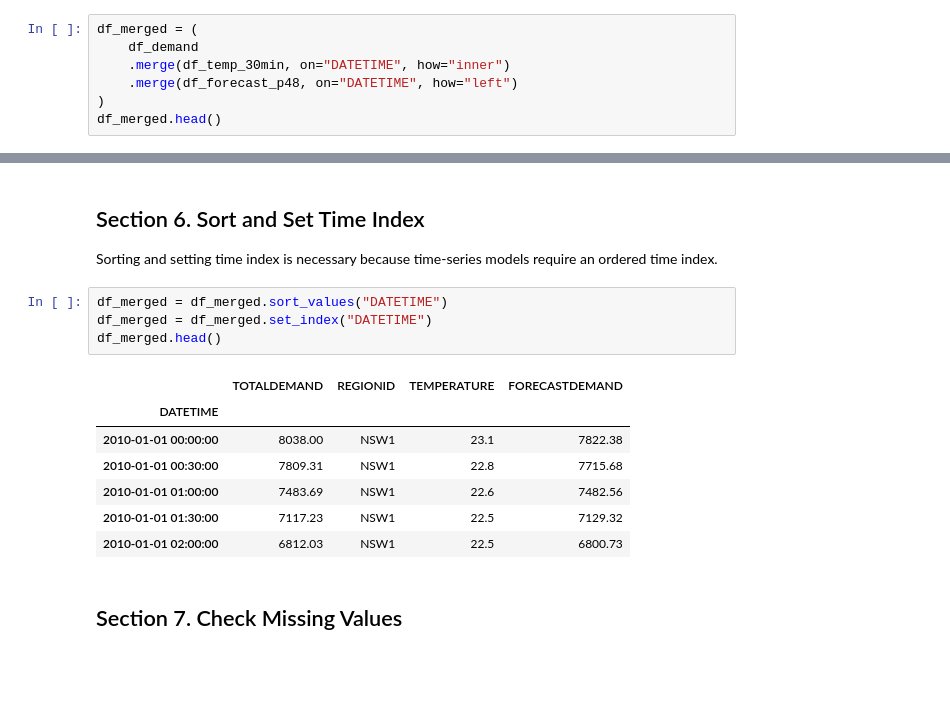
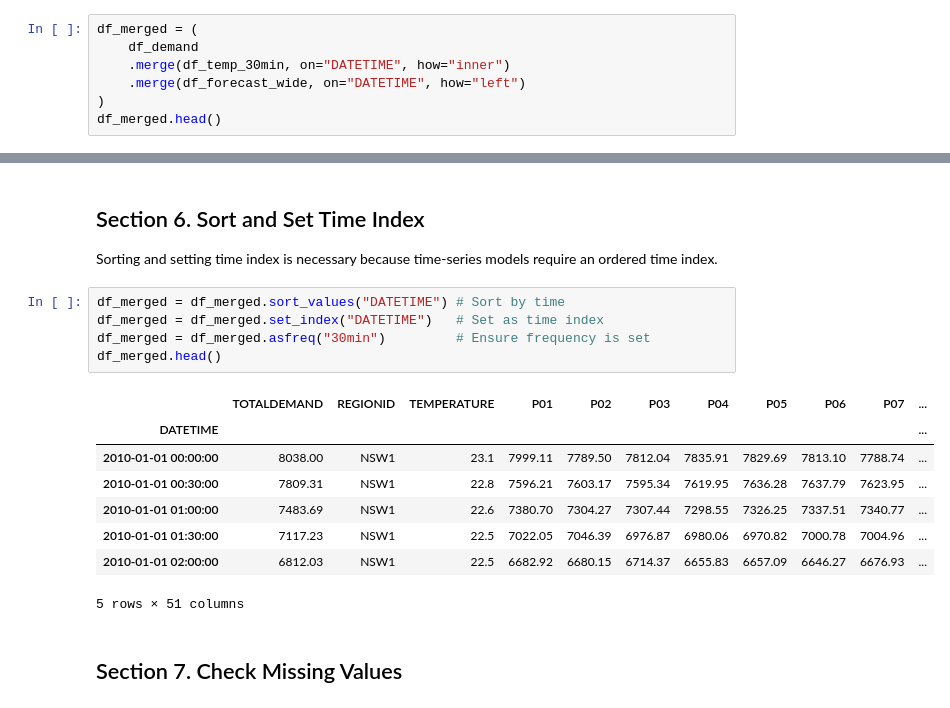
Before and after one commit to laukamkit/capstone_project_GroupA, a Jupyter notebook: src/Data_Preprocessing.ipynb, the cells around one changed output, grey strips where cells are left out. Saved outputs shown, nothing was run; the diff lists cells and outputs as text; blank space fills up the shorter version.

```diff
--- a/src/Data_Preprocessing.ipynb
+++ b/src/Data_Preprocessing.ipynb
@@ -186,7 +284,7 @@ Merge using DATETIME as the key.
 df_merged = (
     df_demand
     .merge(df_temp_30min, on="DATETIME", how="inner")
-    .merge(df_forecast_p48, on="DATETIME", how="left")
+    .merge(df_forecast_wide, on="DATETIME", how="left")
 )
 df_merged.head()
 # %% [output]
@@ -201,17 +300,19 @@ df_merged.head()
 
 Sorting and setting time index is necessary because time-series models require an ordered time index.
 # %%
-df_merged = df_merged.sort_values("DATETIME")
-df_merged = df_merged.set_index("DATETIME")
+df_merged = df_merged.sort_values("DATETIME") # Sort by time
+df_merged = df_merged.set_index("DATETIME")   # Set as time index
+df_merged = df_merged.asfreq("30min")         # Ensure frequency is set
 df_merged.head()
 # %% [output]
-|  | TOTALDEMAND | REGIONID | TEMPERATURE | FORECASTDEMAND |
-| DATETIME |  |  |  |  |
-| 2010-01-01 00:00:00 | 8038.00 | NSW1 | 23.1 | 7822.38 |
-| 2010-01-01 00:30:00 | 7809.31 | NSW1 | 22.8 | 7715.68 |
-| 2010-01-01 01:00:00 | 7483.69 | NSW1 | 22.6 | 7482.56 |
-| 2010-01-01 01:30:00 | 7117.23 | NSW1 | 22.5 | 7129.32 |
-| 2010-01-01 02:00:00 | 6812.03 | NSW1 | 22.5 | 6800.73 |
+|  | TOTALDEMAND | REGIONID | TEMPERATURE | P01 | P02 | P03 | P04 | P05 | P06 | P07 | ... |
+| DATETIME |  |  |  |  |  |  |  |  |  |  | ... |
+| 2010-01-01 00:00:00 | 8038.00 | NSW1 | 23.1 | 7999.11 | 7789.50 | 7812.04 | 7835.91 | 7829.69 | 7813.10 | 7788.74 | ... |
+| 2010-01-01 00:30:00 | 7809.31 | NSW1 | 22.8 | 7596.21 | 7603.17 | 7595.34 | 7619.95 | 7636.28 | 7637.79 | 7623.95 | ... |
+| 2010-01-01 01:00:00 | 7483.69 | NSW1 | 22.6 | 7380.70 | 7304.27 | 7307.44 | 7298.55 | 7326.25 | 7337.51 | 7340.77 | ... |
+| 2010-01-01 01:30:00 | 7117.23 | NSW1 | 22.5 | 7022.05 | 7046.39 | 6976.87 | 6980.06 | 6970.82 | 7000.78 | 7004.96 | ... |
+| 2010-01-01 02:00:00 | 6812.03 | NSW1 | 22.5 | 6682.92 | 6680.15 | 6714.37 | 6655.83 | 6657.09 | 6646.27 | 6676.93 | ... |
+5 rows × 51 columns
 # %% [markdown]
 ## Section 7. Check Missing Values
 # %%
```
Also changed, not shown: parts of 22 cells of this notebook.
